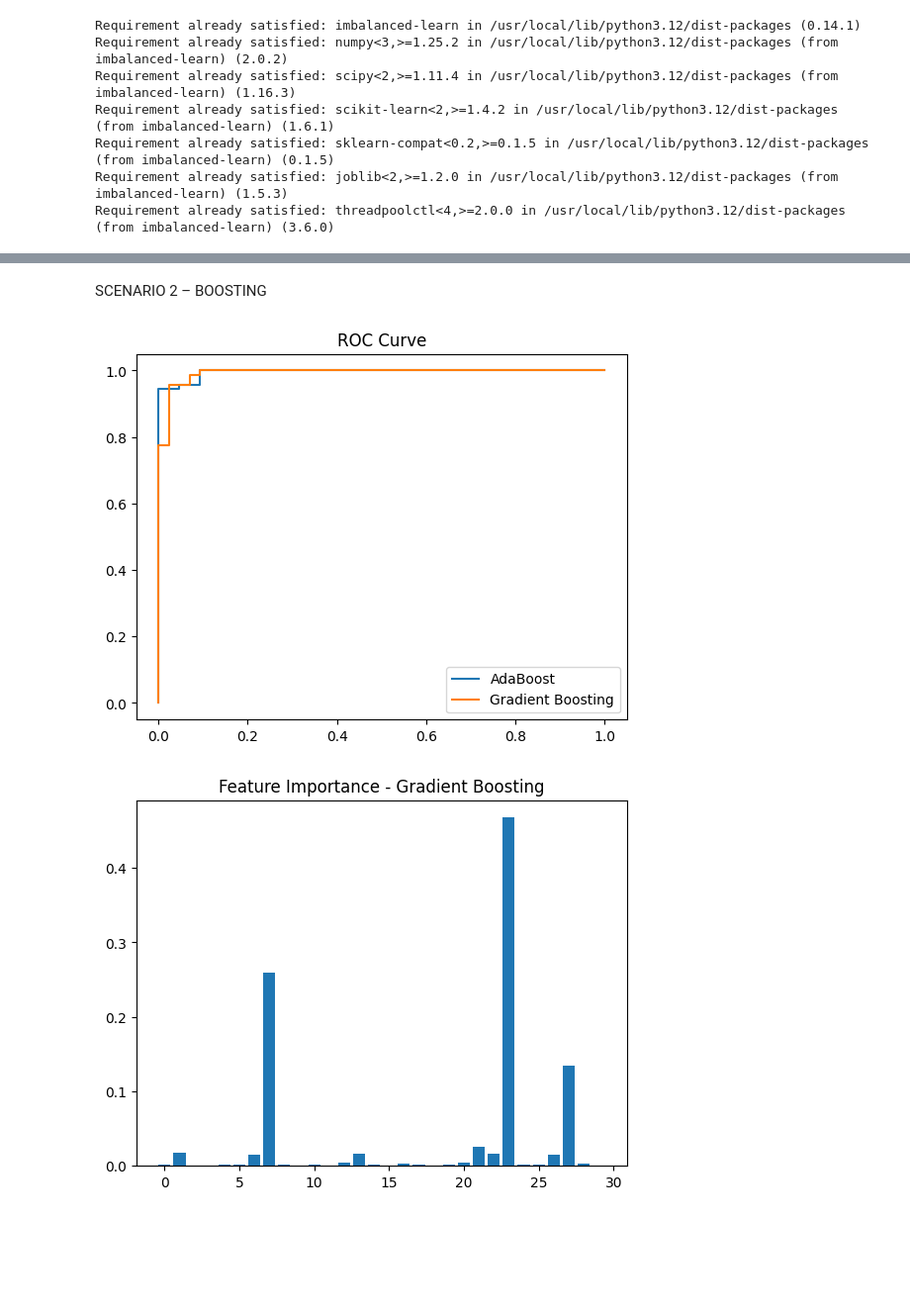
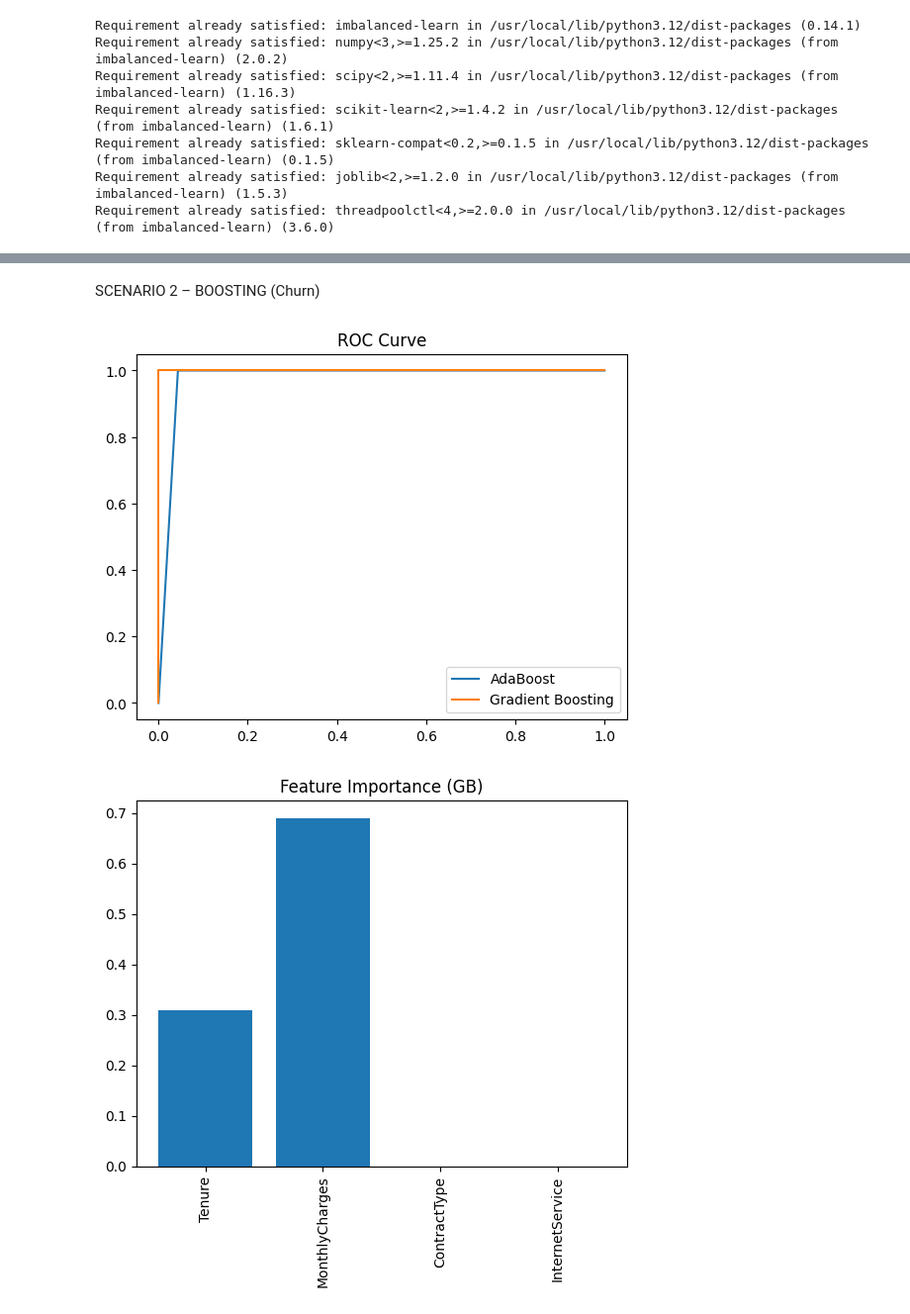
Before and after one commit to NaveenSundaramoorthy/24BAD076-Machine-Learning-, a Jupyter notebook: exp_6(24BAD076).ipynb, the cells around one changed output, grey strips where cells are left out. Shown at 99% size. Saved outputs shown, nothing was run; the diff lists cells and outputs as text; code cells hidden in the pictures; blank space fills up the shorter version.

```diff
--- a/exp_6(24BAD076).ipynb
+++ b/exp_6(24BAD076).ipynb
@@ -63,40 +56,45 @@ Bagging Accuracy: 0.9824561403508771
 # %% [markdown]
-SCENARIO 2 – BOOSTING
+SCENARIO 2 – BOOSTING (Churn)
 # %%
 from sklearn.ensemble import AdaBoostClassifier, GradientBoostingClassifier
 from sklearn.metrics import roc_curve, auc
+from sklearn.preprocessing import LabelEncoder
 
-# Using same dataset for simplicity
+df = pd.read_csv('churn_boosting.csv')
+
+# Encoding
+for col in df.select_dtypes(include='object'):
+    df[col] = LabelEncoder().fit_transform(df[col])
+
+X = df.drop('Churn', axis=1)
+y = df['Churn']
+
 X_train, X_test, y_train, y_test = train_test_split(X, y, test_size=0.2)
 
 # AdaBoost
-ada = AdaBoostClassifier(n_estimators=50)
+ada = AdaBoostClassifier()
 ada.fit(X_train, y_train)
-y_pred_ada = ada.predict(X_test)
 
 # Gradient Boosting
 gb = GradientBoostingClassifier()
 gb.fit(X_train, y_train)
-y_pred_gb = gb.predict(X_test)
 
 # ROC Curve
-y_prob_ada = ada.predict_proba(X_test)[:,1]
-y_prob_gb = gb.predict_proba(X_test)[:,1]
+for model, name in [(ada,'AdaBoost'), (gb,'Gradient Boosting')]:
+    y_prob = model.predict_proba(X_test)[:,1]
+    fpr, tpr, _ = roc_curve(y_test, y_prob)
+    plt.plot(fpr, tpr, label=name)
 
-fpr1, tpr1, _ = roc_curve(y_test, y_prob_ada)
-fpr2, tpr2, _ = roc_curve(y_test, y_prob_gb)
-
-plt.plot(fpr1, tpr1, label="AdaBoost")
-plt.plot(fpr2, tpr2, label="Gradient Boosting")
 plt.legend()
-plt.title("ROC Curve")
+plt.title('ROC Curve')
 plt.show()
 
 # Feature Importance
-plt.bar(range(len(gb.feature_importances_)), gb.feature_importances_)
-plt.title("Feature Importance - Gradient Boosting")
+plt.bar(X.columns, gb.feature_importances_)
+plt.xticks(rotation=90)
+plt.title('Feature Importance (GB)')
 plt.show()
 # %% [output]
-[figure, old version]
+[figure, new version]
-[figure, old version]
+[figure, new version]
 # %% [markdown]
```
Also changed, not shown: parts of 11 cells of this notebook.
